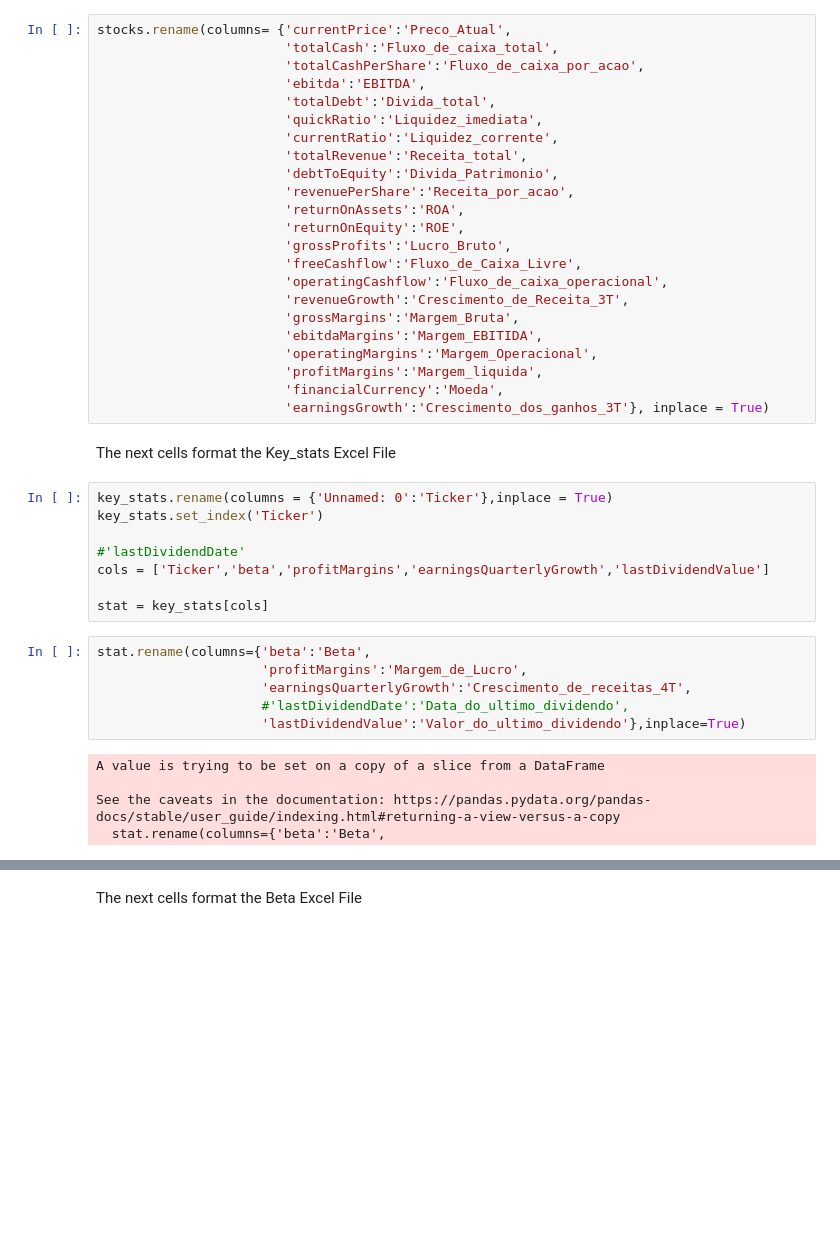
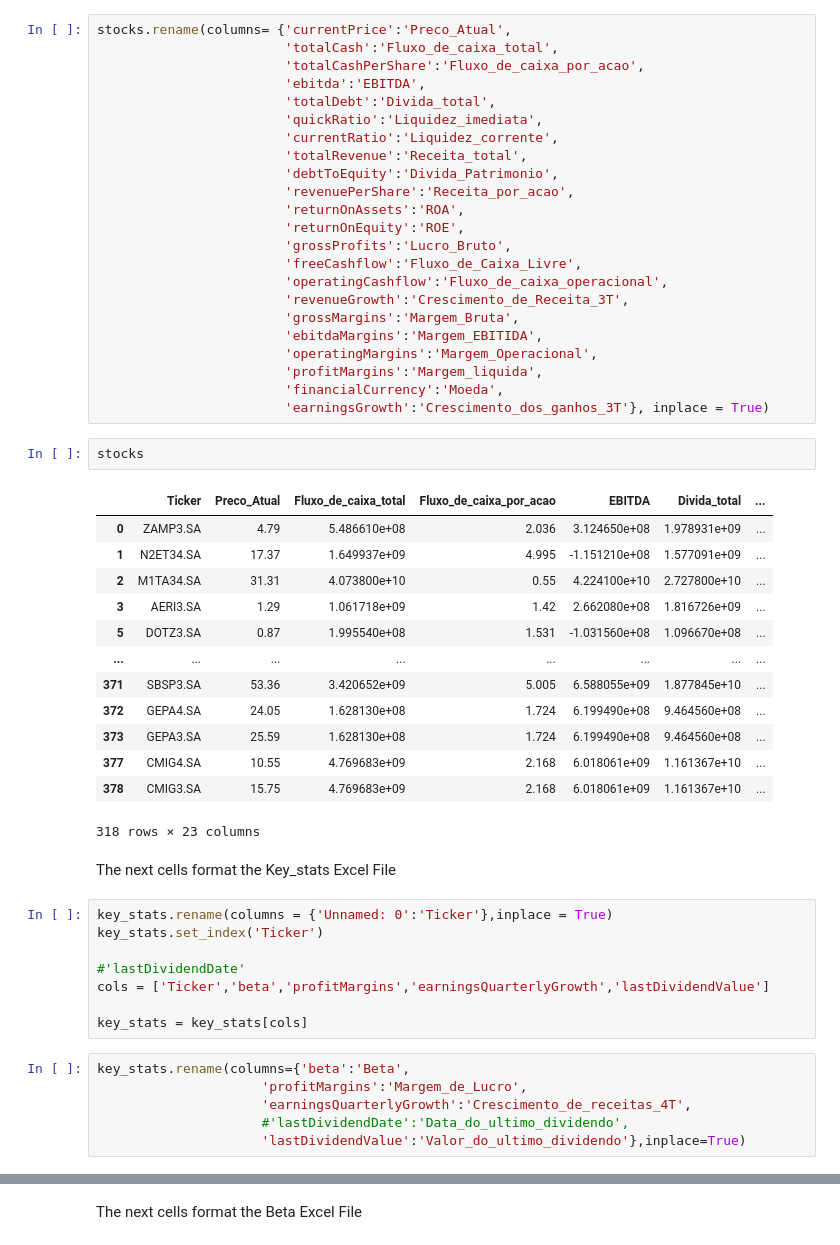
Before and after one commit to andrew3690/F-A_root_project, a Jupyter notebook: notebooks/Data_Formating.ipynb, the cells around one changed output, grey strips where cells are left out. Drawn from its saved outputs; the diff is of its cells as text; blank space fills up the shorter version.

Commit message:
Adding balance sheet data to notebook analysis

```diff
--- a/notebooks/Data_Formating.ipynb
+++ b/notebooks/Data_Formating.ipynb
@@ -135,6 +150,22 @@ stocks.rename(columns= {'currentPrice':'Preco_Atual',
                         'profitMargins':'Margem_liquida',
                         'financialCurrency':'Moeda',
                         'earningsGrowth':'Crescimento_dos_ganhos_3T'}, inplace = True)
+# %%
+stocks
+# %% [output]
+|  | Ticker | Preco_Atual | Fluxo_de_caixa_total | Fluxo_de_caixa_por_acao | EBITDA | Divida_total | ... |
+| 0 | ZAMP3.SA | 4.79 | 5.486610e+08 | 2.036 | 3.124650e+08 | 1.978931e+09 | ... |
+| 1 | N2ET34.SA | 17.37 | 1.649937e+09 | 4.995 | -1.151210e+08 | 1.577091e+09 | ... |
+| 2 | M1TA34.SA | 31.31 | 4.073800e+10 | 0.55 | 4.224100e+10 | 2.727800e+10 | ... |
+| 3 | AERI3.SA | 1.29 | 1.061718e+09 | 1.42 | 2.662080e+08 | 1.816726e+09 | ... |
+| 5 | DOTZ3.SA | 0.87 | 1.995540e+08 | 1.531 | -1.031560e+08 | 1.096670e+08 | ... |
+| ... | ... | ... | ... | ... | ... | ... | ... |
+| 371 | SBSP3.SA | 53.36 | 3.420652e+09 | 5.005 | 6.588055e+09 | 1.877845e+10 | ... |
+| 372 | GEPA4.SA | 24.05 | 1.628130e+08 | 1.724 | 6.199490e+08 | 9.464560e+08 | ... |
+| 373 | GEPA3.SA | 25.59 | 1.628130e+08 | 1.724 | 6.199490e+08 | 9.464560e+08 | ... |
+| 377 | CMIG4.SA | 10.55 | 4.769683e+09 | 2.168 | 6.018061e+09 | 1.161367e+10 | ... |
+| 378 | CMIG3.SA | 15.75 | 4.769683e+09 | 2.168 | 6.018061e+09 | 1.161367e+10 | ... |
+318 rows × 23 columns
 # %% [markdown]
 The next cells format the Key_stats Excel File
 # %%
@@ -144,16 +175,11 @@ key_stats.set_index('Ticker')
 #'lastDividendDate'
 cols = ['Ticker','beta','profitMargins','earningsQuarterlyGrowth','lastDividendValue']
 
-stat = key_stats[cols]
+key_stats = key_stats[cols]
 # %%
-stat.rename(columns={'beta':'Beta',
+key_stats.rename(columns={'beta':'Beta',
                      'profitMargins':'Margem_de_Lucro',
                      'earningsQuarterlyGrowth':'Crescimento_de_receitas_4T',
                      #'lastDividendDate':'Data_do_ultimo_dividendo',
                      'lastDividendValue':'Valor_do_ultimo_dividendo'},inplace=True)
-# %% [output]
-A value is trying to be set on a copy of a slice from a DataFrame
-
-See the caveats in the documentation: https://pandas.pydata.org/pandas-docs/stable/user_guide/indexing.html#returning-a-view-versus-a-copy
-  stat.rename(columns={'beta':'Beta',
 # %%
```
Also changed, not shown: parts of 17 cells of this notebook, 24 other files.
